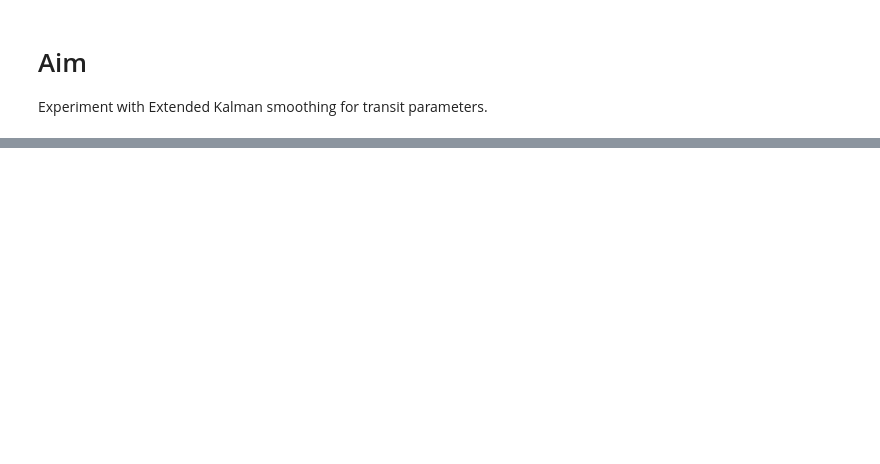
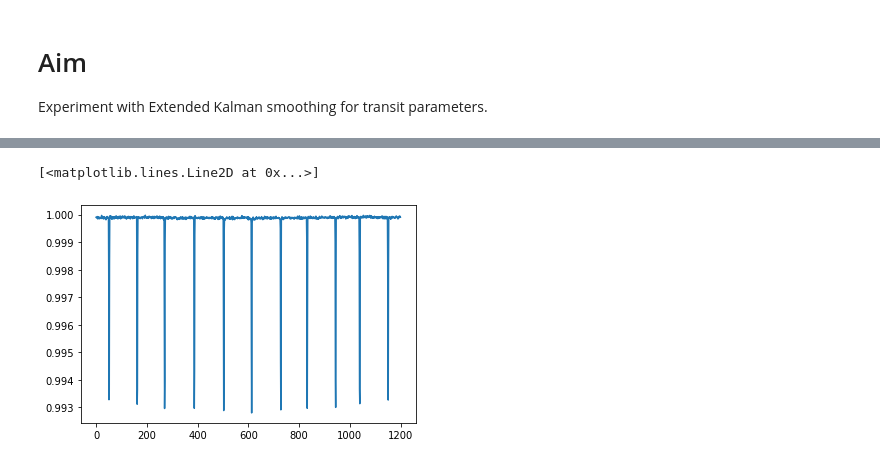
Before and after one commit to aditya-sengupta/tesscomp-prototyping, a Jupyter notebook: ekf_lc_smoothing.ipynb, the cells around one changed output, grey strips where cells are left out. Saved outputs shown, nothing was run; the diff lists cells and outputs as text; code cells hidden in the pictures; blank space fills up the shorter version.

```diff
--- a/ekf_lc_smoothing.ipynb
+++ b/ekf_lc_smoothing.ipynb
@@ -205,0 +146,12 @@ plt.legend()
+# %%
+num_steps = 1200
+kf_test_results = np.empty(num_steps)
+for i in tqdm.trange(num_steps):
+    lightcurve_filter.predict()
+    lightcurve_filter.update(lc_flux[i])
+    kf_test_results[i] = lightcurve_measure(lightcurve_filter.state)
+
+plt.plot(kf_test_results, label='kf')
+# %% [output]
+[<matplotlib.lines.Line2D at 0x...>]
+[figure, added]
```
Also changed, not shown: parts of 7 cells of this notebook.
